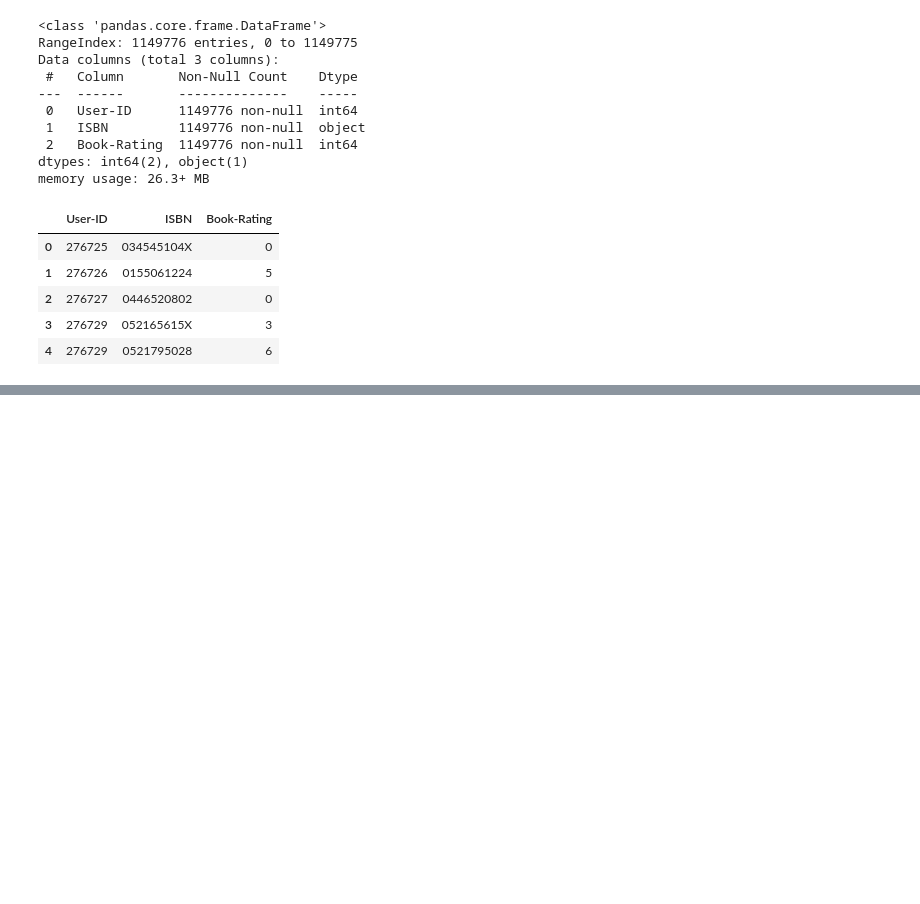
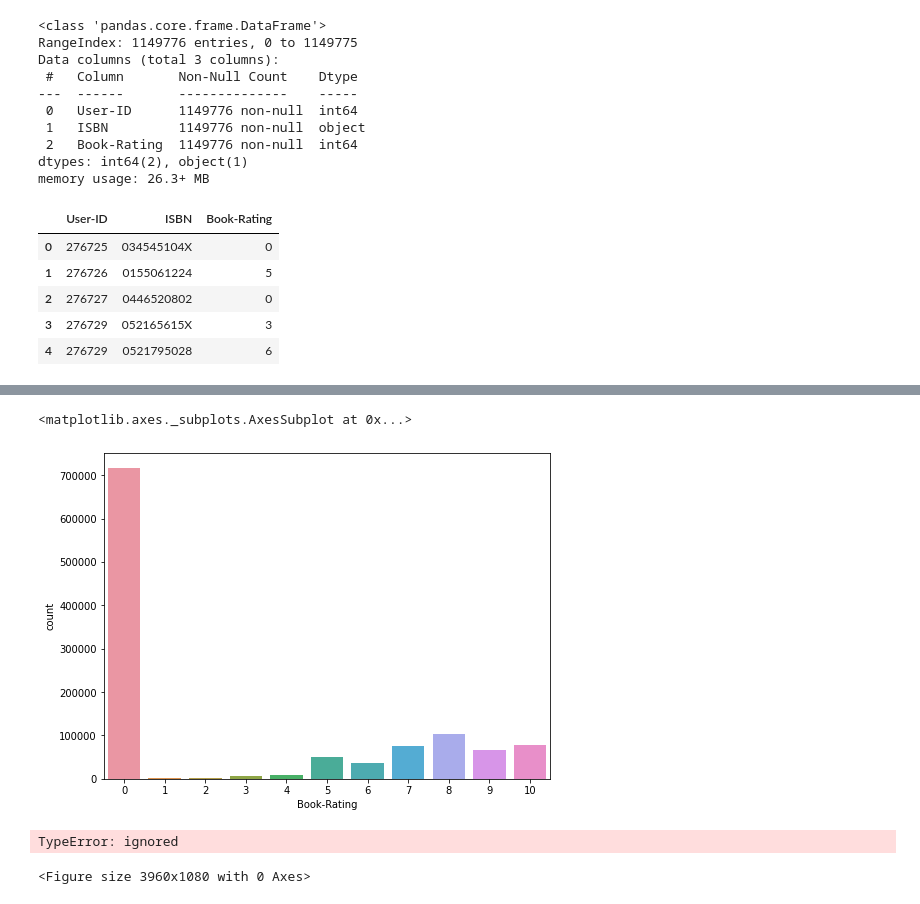
Before and after one commit to Ashu10051998/Book-Recommender-System, a Jupyter notebook: Book_recomender_system.ipynb, the cells around one changed output, grey strips where cells are left out. Drawn from its saved outputs; the diff is of its cells as text; code cells hidden in the pictures; blank space fills up the shorter version.

```diff
--- a/Book_recomender_system.ipynb
+++ b/Book_recomender_system.ipynb
@@ -393,0 +419,17 @@ ratings.head()
+# %%
+plt.figure(figsize=(8,6))
+sns.countplot(x="Book-Rating", data=ratings)
+# %% [output]
+<matplotlib.axes._subplots.AxesSubplot at 0x...>
+[figure, added]
+# %%
+fig = plt.figure(figsize =(55, 15))
+plt.bar(color = 'blue')
+plt.ylabel("Number of books published")
+plt.xlabel("Year of Publication")
+plt.title("Number of books published yearly")
+plt.margins(x = 0)
+plt.show()
+# %% [output]
+TypeError: ignored
+<Figure size 3960x1080 with 0 Axes>
```
Also changed, not shown: parts of 26 cells of this notebook.
